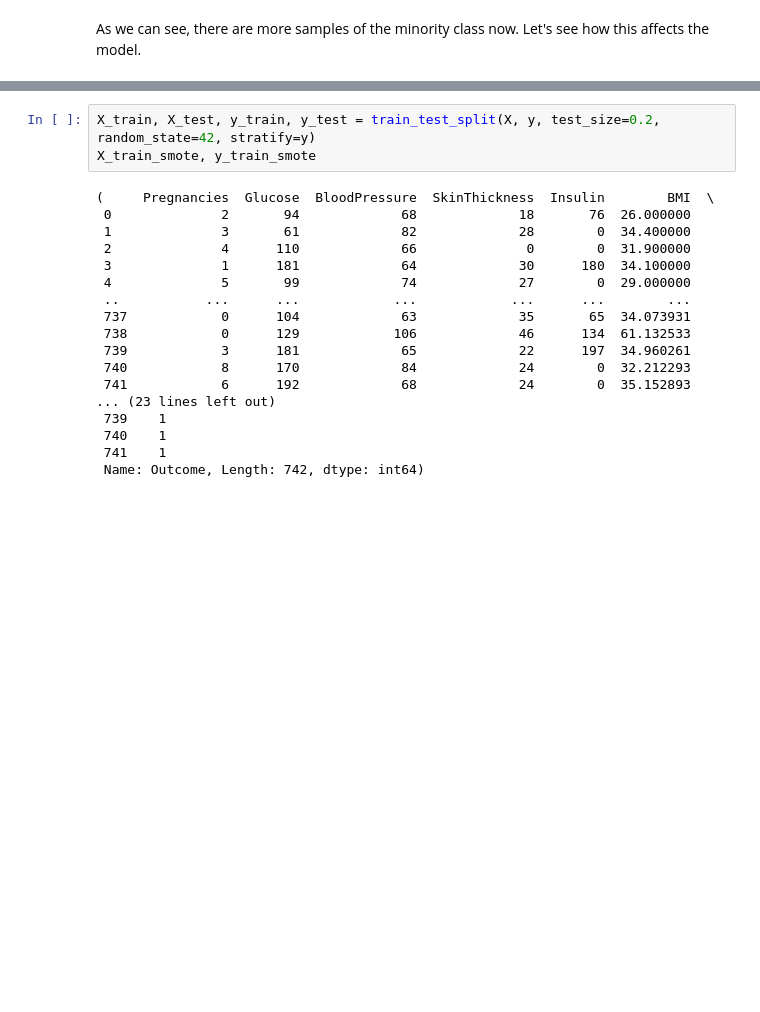
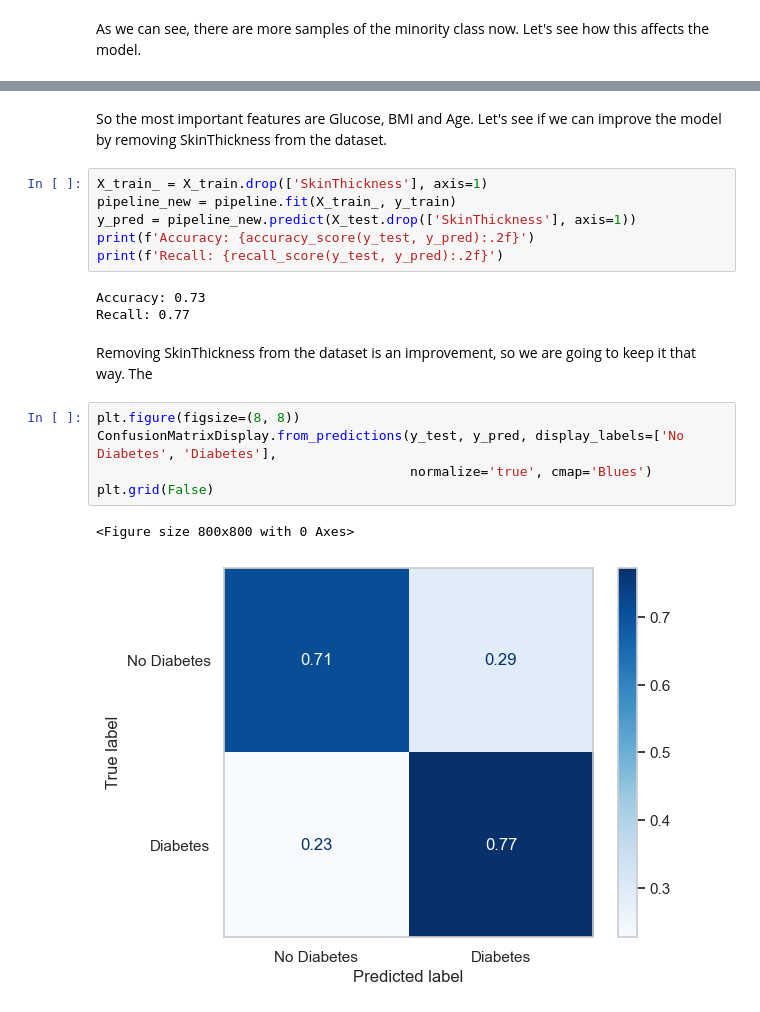
Before and after one commit to JuanDa14Sa/Diabetes-prediction, a Jupyter notebook: diabetes_prediction.ipynb, the cells around one changed output, grey strips where cells are left out. Drawn from its saved outputs; the diff is of its cells as text; blank space fills up the shorter version.

```diff
--- a/diabetes_prediction.ipynb
+++ b/diabetes_prediction.ipynb
@@ -303,21 +356,21 @@ plt.legend(title='Features', loc=2, labels=features_importance['Features'], prop
-# %%
-X_train, X_test, y_train, y_test = train_test_split(X, y, test_size=0.2, random_state=42, stratify=y)
-X_train_smote, y_train_smote
-# %% [output]
-(     Pregnancies  Glucose  BloodPressure  SkinThickness  Insulin        BMI  \
- 0              2       94             68             18       76  26.000000
- 1              3       61             82             28        0  34.400000
- 2              4      110             66              0        0  31.900000
- 3              1      181             64             30      180  34.100000
- 4              5       99             74             27        0  29.000000
- ..           ...      ...            ...            ...      ...        ...
- 737            0      104             63             35       65  34.073931
- 738            0      129            106             46      134  61.132533
- 739            3      181             65             22      197  34.960261
- 740            8      170             84             24        0  32.212293
- 741            6      192             68             24        0  35.152893
-... (23 lines left out)
- 739    1
- 740    1
- 741    1
- Name: Outcome, Length: 742, dtype: int64)
+# %% [markdown]
+So the most important features are Glucose, BMI and Age. Let's see if we can improve the model by removing SkinThickness from the dataset.
+# %%
+X_train_ = X_train.drop(['SkinThickness'], axis=1)
+pipeline_new = pipeline.fit(X_train_, y_train)
+y_pred = pipeline_new.predict(X_test.drop(['SkinThickness'], axis=1))
+print(f'Accuracy: {accuracy_score(y_test, y_pred):.2f}')
+print(f'Recall: {recall_score(y_test, y_pred):.2f}')
+# %% [output]
+Accuracy: 0.73
+Recall: 0.77
+# %% [markdown]
+Removing SkinThickness from the dataset is an improvement, so we are going to keep it that way. The
+# %%
+plt.figure(figsize=(8, 8))
+ConfusionMatrixDisplay.from_predictions(y_test, y_pred, display_labels=['No Diabetes', 'Diabetes'],
+                                        normalize='true', cmap='Blues')
+plt.grid(False)
+# %% [output]
+<Figure size 800x800 with 0 Axes>
+[figure, added]
```
Also changed, not shown: parts of 11 cells of this notebook.
